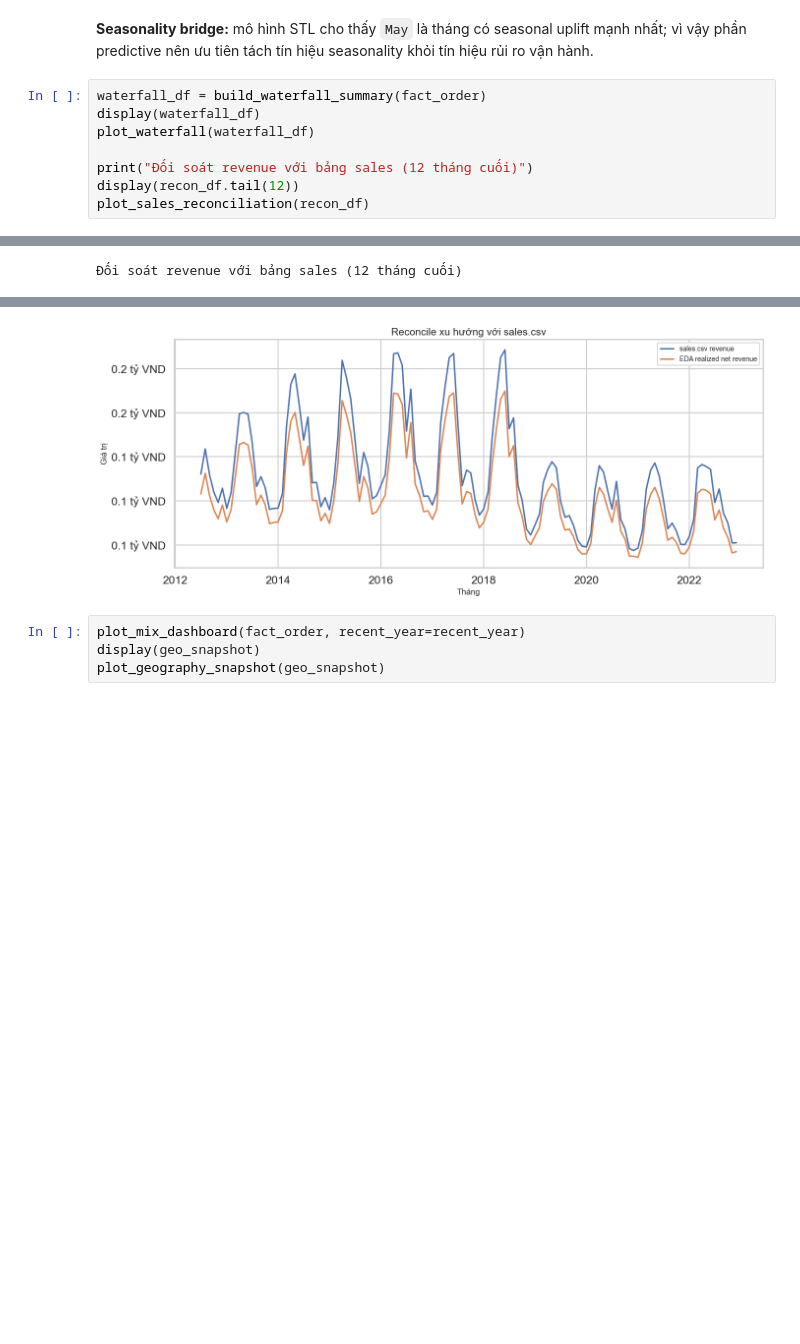
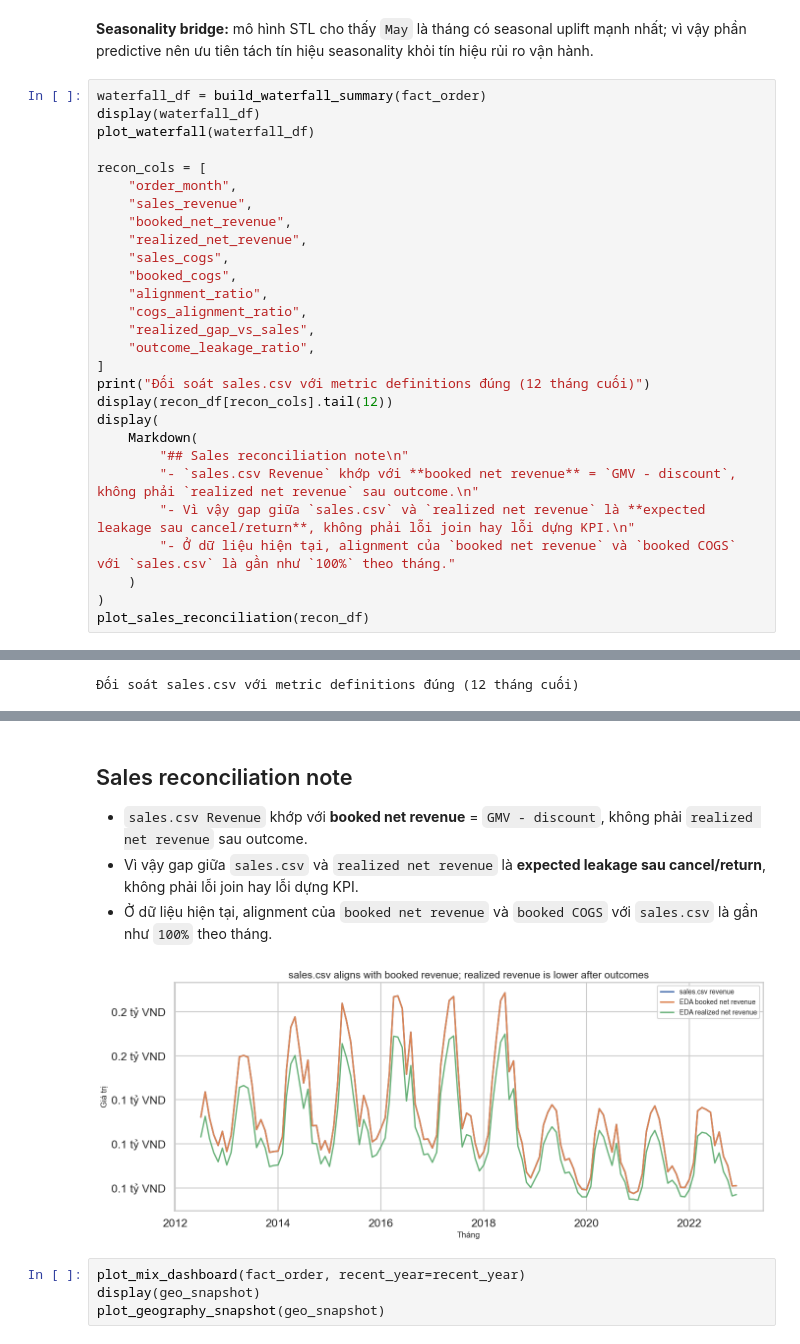
Before and after one commit to thtcsec/Datathon2026-TheGridbreakers-GenCore, a Jupyter notebook: notebooks/02_EDA_Prescriptive_Analysis.ipynb, the cells around one changed output, grey strips where cells are left out. Drawn from its saved outputs; the diff is of its cells as text; blank space fills up the shorter version.

```diff
--- a/notebooks/02_EDA_Prescriptive_Analysis.ipynb
+++ b/notebooks/02_EDA_Prescriptive_Analysis.ipynb
@@ -363,8 +365,28 @@ waterfall_df = build_waterfall_summary(fact_order)
 display(waterfall_df)
 plot_waterfall(waterfall_df)
 
-print("Đối soát revenue với bảng sales (12 tháng cuối)")
-display(recon_df.tail(12))
+recon_cols = [
+    "order_month",
+    "sales_revenue",
+    "booked_net_revenue",
+    "realized_net_revenue",
+    "sales_cogs",
+    "booked_cogs",
+    "alignment_ratio",
+    "cogs_alignment_ratio",
+    "realized_gap_vs_sales",
+    "outcome_leakage_ratio",
+]
+print("Đối soát sales.csv với metric definitions đúng (12 tháng cuối)")
+display(recon_df[recon_cols].tail(12))
+display(
+    Markdown(
+        "## Sales reconciliation note\n"
+        "- `sales.csv Revenue` khớp với **booked net revenue** = `GMV - discount`, không phải `realized net revenue` sau outcome.\n"
+        "- Vì vậy gap giữa `sales.csv` và `realized net revenue` là **expected leakage sau cancel/return**, không phải lỗi join hay lỗi dựng KPI.\n"
+        "- Ở dữ liệu hiện tại, alignment của `booked net revenue` và `booked COGS` với `sales.csv` là gần như `100%` theo tháng."
+    )
+)
 plot_sales_reconciliation(recon_df)
 # %% [output]
 |  | stage | value |
@@ -374,4 +396,4 @@ plot_sales_reconciliation(recon_df)
 | 3 | Return leakage | -510,660,319.5900 |
 | 4 | Realized net revenue | 13,513,974,072.7500 |
 [figure]
-Đối soát revenue với bảng sales (12 tháng cuối)
+Đối soát sales.csv với metric definitions đúng (12 tháng cuối)
@@ -391,4 +413,8 @@ plot_sales_reconciliation(recon_df)
+## Sales reconciliation note
+- `sales.csv Revenue` khớp với **booked net revenue** = `GMV - discount`, không phải `realized net revenue` sau outcome.
+- Vì vậy gap giữa `sales.csv` và `realized net revenue` là **expected leakage sau cancel/return**, không phải lỗi join hay lỗi dựng KPI.
+- Ở dữ liệu hiện tại, alignment của `booked net revenue` và `booked COGS` với `sales.csv` là gần như `100%` theo tháng.
-[figure, old version]
+[figure, new version]
 # %%
 plot_mix_dashboard(fact_order, recent_year=recent_year)
 display(geo_snapshot)
```
Also changed, not shown: parts of 9 cells of this notebook.
